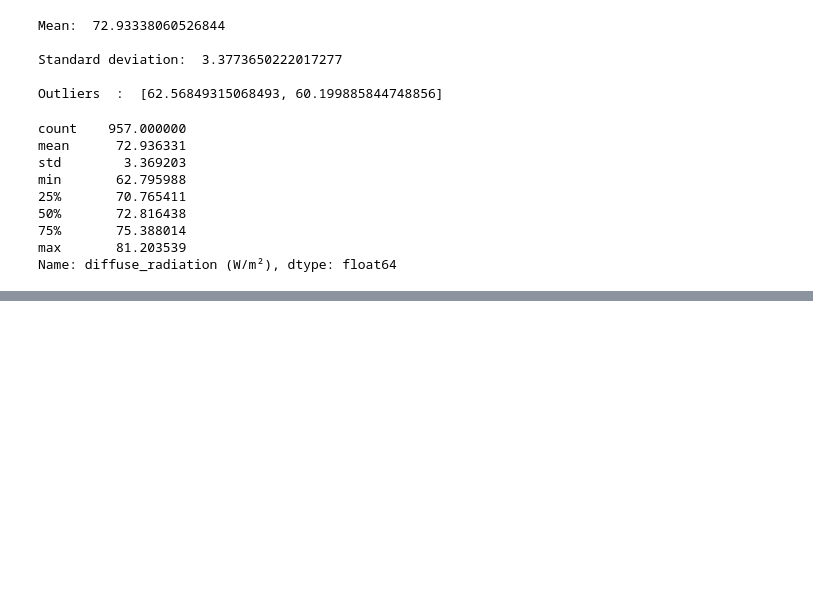
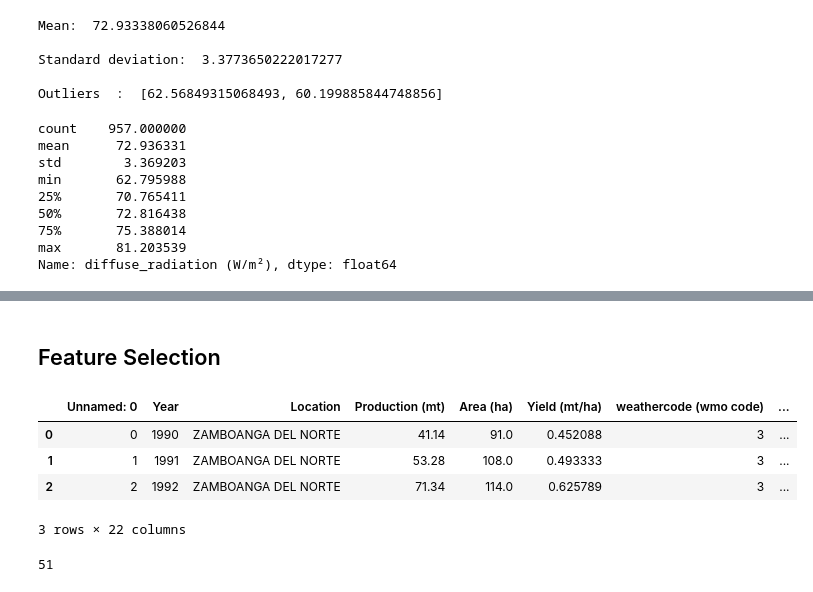
Before and after one commit to darahmanayaga/thesis-2, a Jupyter notebook: preprocessing.ipynb, the cells around one changed output, grey strips where cells are left out. Cells and saved outputs as stored; diff of their text form; code cells hidden in the pictures; blank space fills up the shorter version.

Commit message:
started feature selection

```diff
--- a/preprocessing.ipynb
+++ b/preprocessing.ipynb
@@ -968,0 +1039,12 @@ Name: diffuse_radiation (W/m²), dtype: float64
+# %% [markdown]
+## Feature Selection
+# %%
+# load the dataset
+df1 = pd.read_csv('Without_Outliers.csv')
+df1.head(3)
+# %% [output]
+|  | Unnamed: 0 | Year | Location | Production (mt) | Area (ha) | Yield (mt/ha) | weathercode (wmo code) | ... |
+| 0 | 0 | 1990 | ZAMBOANGA DEL NORTE | 41.14 | 91.0 | 0.452088 | 3 | ... |
+| 1 | 1 | 1991 | ZAMBOANGA DEL NORTE | 53.28 | 108.0 | 0.493333 | 3 | ... |
+| 2 | 2 | 1992 | ZAMBOANGA DEL NORTE | 71.34 | 114.0 | 0.625789 | 3 | ... |
+3 rows × 22 columns
@@ -968,0 +1053,4 @@ Name: diffuse_radiation (W/m²), dtype: float64
+# %%
+df1.at[852, 'weathercode (wmo code)']
+# %% [output]
+51
```
Also changed, not shown: parts of 36 cells of this notebook, 1 other file.
